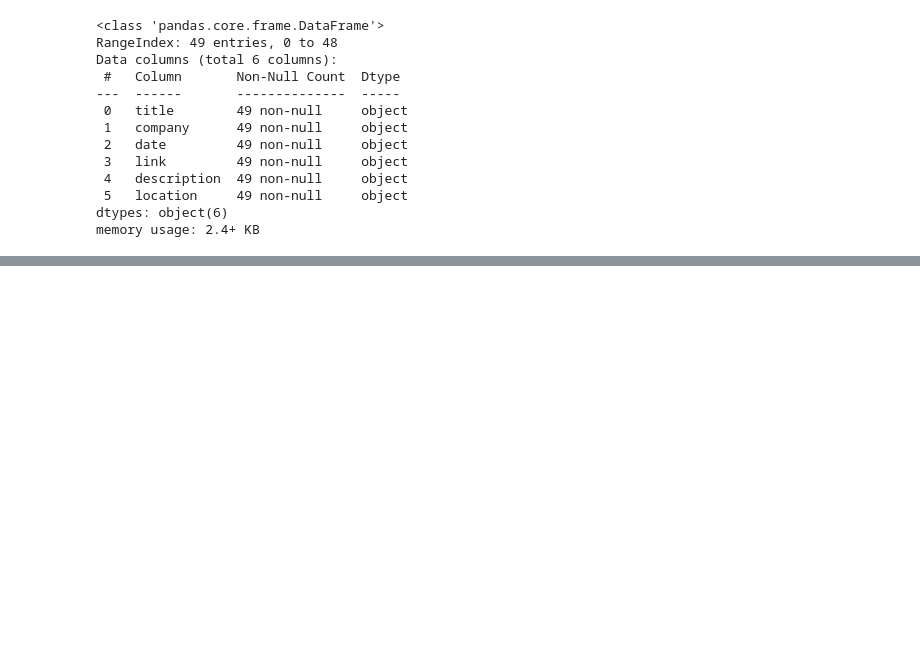
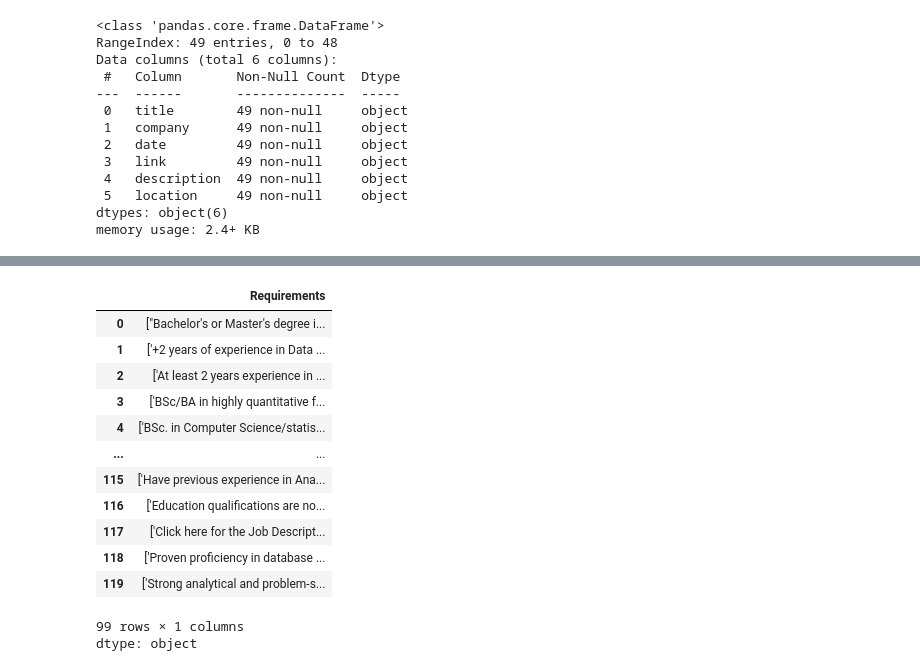
Before and after one commit to arielwendichansky/LinkedIn_analysis, a Jupyter notebook: linkedin_project.ipynb, the cells around one changed output, grey strips where cells are left out. Saved outputs shown, nothing was run; the diff lists cells and outputs as text; code cells hidden in the pictures; blank space fills up the shorter version.

```diff
--- a/linkedin_project.ipynb
+++ b/linkedin_project.ipynb
@@ -347,0 +469,3 @@ df_DA
+# %%
+# Apply the function to the 'description' column
+df_DA['Requirements'] = df_DA['description'].apply(extract_requirements)
@@ -347,0 +476,6 @@ df_DA
+# %%
+df_DA.dropna(subset=['Requirements'], inplace=True)
+# %%
+split_requirements = df_DA['Requirements'].apply(lambda x: x.split('\n') if isinstance(x, str) else x)
+
+split_requirements.head()
@@ -347,0 +490,17 @@ df_DA
+# %%
+split_requirements
+# %% [output]
+|  | Requirements |
+| 0 | ["Bachelor's or Master's degree i... |
+| 1 | ['+2 years of experience in Data ... |
+| 2 | ['At least 2 years experience in ... |
+| 3 | ['BSc/BA in highly quantitative f... |
+| 4 | ['BSc. in Computer Science/statis... |
+| ... | ... |
+| 115 | ['Have previous experience in Ana... |
+| 116 | ['Education qualifications are no... |
+| 117 | ['Click here for the Job Descript... |
+| 118 | ['Proven proficiency in database ... |
+| 119 | ['Strong analytical and problem-s... |
+99 rows × 1 columns
+dtype: object
```
Also changed, not shown: parts of 18 cells of this notebook.
